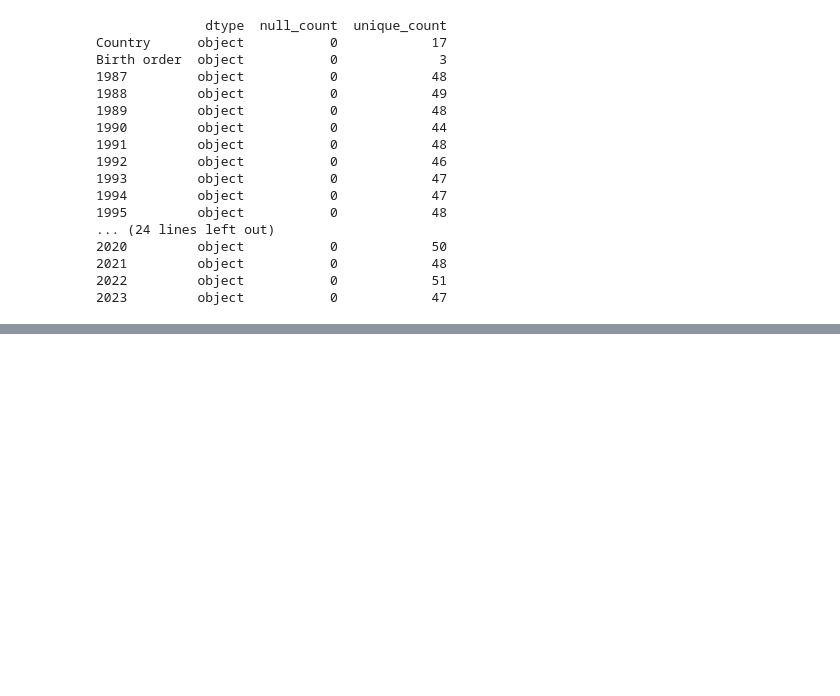
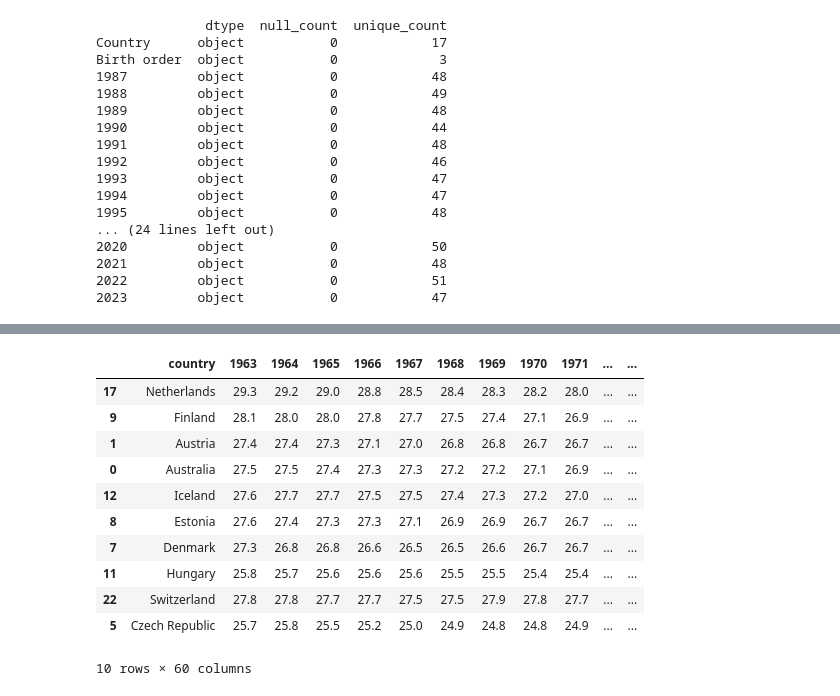
Before and after one commit to YkslB/marriage_statistics, a Jupyter notebook: scripts/Cleaning.ipynb, the cells around one changed output, grey strips where cells are left out. Saved outputs shown, nothing was run; the diff lists cells and outputs as text; code cells hidden in the pictures; blank space fills up the shorter version.

```diff
--- a/scripts/Cleaning.ipynb
+++ b/scripts/Cleaning.ipynb
@@ -1485,0 +1647,21 @@ df_19_1
+# %%
+df_19_1.columns = df_19_1.columns.str.lower() \
+                .str.replace(' ', '_') \
+                .str.replace('(', '') \
+                .str.replace(')', '') \
+                .str.replace('[^0-9a-zA-Z_]', '', regex=True)
+# %%
+# Convert all but 'country' to float (robust + compact)
+num_cols = [c for c in df_19_1.columns if c != "country"]
+
+df_19_1[num_cols] = (
+    df_19_1[num_cols].astype(str)
+    .replace({'\xa0': '', '\u202f': '', ',': '.'}, regex=True)   # spaces & decimal comma
+    .replace(r'[^\d\.\-]', '', regex=True)                       # keep digits/dot/minus
+    .replace(r'\.\.+', '.', regex=True)                          # collapse multi-dots
+    .replace(r'^\.$|^\s*$', np.nan, regex=True)                  # lone dot/empty -> NaN
+    .apply(pd.to_numeric, errors="coerce")
+)
+# %%
+df_19_1.drop_duplicates(inplace=True)
+df_19_1.dropna(inplace=True)
@@ -1485,0 +1693,15 @@ df_19_1
+# %%
+df_19_1.sample(10)
+# %% [output]
+|  | country | 1963 | 1964 | 1965 | 1966 | 1967 | 1968 | 1969 | 1970 | 1971 | ... | ... |
+| 17 | Netherlands | 29.3 | 29.2 | 29.0 | 28.8 | 28.5 | 28.4 | 28.3 | 28.2 | 28.0 | ... | ... |
+| 9 | Finland | 28.1 | 28.0 | 28.0 | 27.8 | 27.7 | 27.5 | 27.4 | 27.1 | 26.9 | ... | ... |
+| 1 | Austria | 27.4 | 27.4 | 27.3 | 27.1 | 27.0 | 26.8 | 26.8 | 26.7 | 26.7 | ... | ... |
+| 0 | Australia | 27.5 | 27.5 | 27.4 | 27.3 | 27.3 | 27.2 | 27.2 | 27.1 | 26.9 | ... | ... |
+| 12 | Iceland | 27.6 | 27.7 | 27.7 | 27.5 | 27.5 | 27.4 | 27.3 | 27.2 | 27.0 | ... | ... |
+| 8 | Estonia | 27.6 | 27.4 | 27.3 | 27.3 | 27.1 | 26.9 | 26.9 | 26.7 | 26.7 | ... | ... |
+| 7 | Denmark | 27.3 | 26.8 | 26.8 | 26.6 | 26.5 | 26.5 | 26.6 | 26.7 | 26.7 | ... | ... |
+| 11 | Hungary | 25.8 | 25.7 | 25.6 | 25.6 | 25.6 | 25.5 | 25.5 | 25.4 | 25.4 | ... | ... |
+| 22 | Switzerland | 27.8 | 27.8 | 27.7 | 27.7 | 27.5 | 27.5 | 27.9 | 27.8 | 27.7 | ... | ... |
+| 5 | Czech Republic | 25.7 | 25.8 | 25.5 | 25.2 | 25.0 | 24.9 | 24.8 | 24.8 | 24.9 | ... | ... |
+10 rows × 60 columns
```
Also changed, not shown: parts of 109 cells of this notebook, 3 other files.
